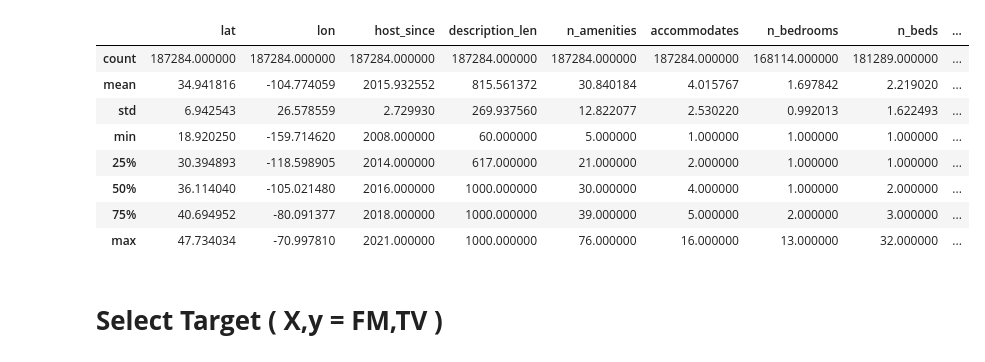
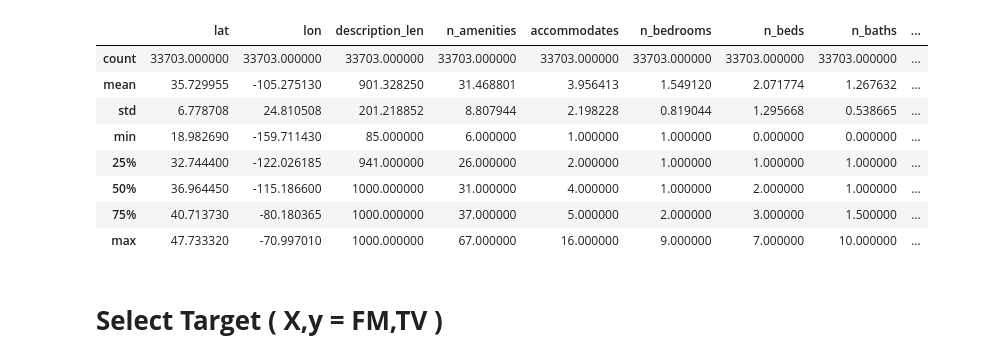
Before and after one commit to Airbnb-Build-Week/Project, a Jupyter notebook: EDA-&-Model.ipynb, the cells around one changed output. Saved outputs shown, nothing was run; the diff lists cells and outputs as text; code cells hidden in the pictures.

```diff
--- a/EDA-&-Model.ipynb
+++ b/EDA-&-Model.ipynb
@@ -51,14 +51,6 @@ COLS = ['review_scores_accuracy','review_scores_location','review_scores_cleanli
         'host_has_profile_pic', 'host_identity_verified', 'latitude','longitude', 'room_type', 'accommodates','bathrooms_text', 'bedrooms', 'beds', 'amenities',
         'price','minimum_nights', 'maximum_nights', 'number_of_reviews', 'number_of_reviews_l30d',
         'review_scores_rating', 'instant_bookable','reviews_per_month']
-
-
-
-
-
-
-
-
 
 def wrangle_data(PATH):
     df = pd.read_csv(PATH, usecols=COLS, low_memory=False)
@@ -118,7 +110,7 @@ def wrangle_data(PATH):
 
     #Filtering Outliers From
     # price Column
-    df = df[(df['price'] >= df['price'].quantile(0.04)) & (df['price'] <= df['price'].quantile(0.96))]
+    df = df[(df['price'] >= df['price'].quantile(0.1)) & (df['price'] <= df['price'].quantile(0.90))]
     # min_nights Column
     df = df[(df['min_nights'] >= df['min_nights'].quantile(0.01)) & (df['min_nights'] <= df['min_nights'].quantile(0.99))]
     # max_nights Column
@@ -127,31 +119,45 @@ def wrangle_data(PATH):
     df = df[(df['n_amenities'] >= df['n_amenities'].quantile(0.005)) & (df['n_amenities'] <= df['n_amenities'].quantile(0.999))]
     # n_baths Column
     df = df[(df['n_baths'] >= df['n_baths'].quantile(0.0001)) & (df['n_baths'] <= df['n_baths'].quantile(0.9999))]
-#     # n_beds Column
-#     df = df[(df['n_beds'] >= df['n_beds'].quantile(0.01)) & (df['n_beds'] <= df['n_beds'].quantile(0.99))]
+    # n_beds Column
+    df = df[(df['n_beds'] >= df['n_beds'].quantile(0.01)) & (df['n_beds'] <= df['n_beds'].quantile(0.99))]
     # description_len Column
     df = df[(df['description_len'] >= df['description_len'].quantile(0.01)) & (df['description_len'] <= df['description_len'].quantile(0.99))]
 #     # reviews_per_month Column
-#     df = df[df['reviews_per_month'] <= df['reviews_per_month'].quantile(0.9999)]
+    df = df[df['reviews_per_month'] <= df['reviews_per_month'].quantile(0.99)]
+
+
 
     # Null Values
     df['response_time'][df['response_time'].isnull()] = 'within an hour'
     df = df[df['host_profile_pic'].notnull() & df['superhost'].notnull() & df['id_verified'].notnull()]
 
 
+    #df['zip_state'] = [i[:3] for i in df['neighbourhood_cleansed']]
+    #df['zip_region'] = [i[-2:] for i in df['neighbourhood_cleansed']]
+
     # #Scale Columns
     # df['log_reviews_per_month'] = [np.nan if i==np.nan else 0 if i==0 else np.log(i) for i in df['reviews_per_month']]
     # df['log_total_reviews'] = [np.nan if i==np.nan else 0 if i==0 else np.log(i) for i in df['total_reviews']]
 
+    df['host_experience_yrs'] = round(2021 - df['host_since'])
+    #df['reviews_per_month'] = round(df['total_reviews']/(df['host_experience_yrs']*12),2)
     #Drop Highly Correlated Features & last min drops
-    df.drop(columns=['n_reviews_l30d', 'picture_url', 'reviews_rating'], inplace=True)
+    df.drop(columns=['n_reviews_l30d', 'picture_url', 'reviews_rating','host_profile_pic','host_since','response_time','id_verified','multi_listing_host','neighbourhood_cleansed'], inplace=True)
+    df.dropna(inplace=True)
 
+    df['ppl_per_bed'] = [a/n if n!=0 else a/1 for a,n in zip(df['accommodates'],df['n_beds'])]
 
+    df['superhost'] = df['superhost'].astype(bool)
+    df['shared_baths'] = df['shared_baths'].astype(bool)
+    #df['id_verified'] = df['id_verified'].astype(bool)
+
+    df = df[(df['total_reviews']>40) & (df['reviews_per_month']>0.35)]
 
     return df
 # %%
 Winter_df = wrangle_data('Concat_CSVs/Winter_Data.csv')
-# Spring_df = wrangle_data('Concat_CSVs/Spring_Data.csv')
-# Summer_df = wrangle_data('Concat_CSVs/Summer_Data.csv')
-# Fall_df = wrangle_data('Concat_CSVs/Fall_Data.csv')
+Spring_df = wrangle_data('Concat_CSVs/Spring_Data.csv')
+Summer_df = wrangle_data('Concat_CSVs/Summer_Data.csv')
+Fall_df = wrangle_data('Concat_CSVs/Fall_Data.csv')
 # %%
@@ -200,14 +223,14 @@ memory usage: 33.2+ MB
 # %%
-Winter_df.describe()
+Spring_df.describe()
 # %% [output]
-|  | lat | lon | host_since | description_len | n_amenities | accommodates | n_bedrooms | n_beds | ... |
-| count | 187284.000000 | 187284.000000 | 187284.000000 | 187284.000000 | 187284.000000 | 187284.000000 | 168114.000000 | 181289.000000 | ... |
-| mean | 34.941816 | -104.774059 | 2015.932552 | 815.561372 | 30.840184 | 4.015767 | 1.697842 | 2.219020 | ... |
-| std | 6.942543 | 26.578559 | 2.729930 | 269.937560 | 12.822077 | 2.530220 | 0.992013 | 1.622493 | ... |
-| min | 18.920250 | -159.714620 | 2008.000000 | 60.000000 | 5.000000 | 1.000000 | 1.000000 | 1.000000 | ... |
-| 25% | 30.394893 | -118.598905 | 2014.000000 | 617.000000 | 21.000000 | 2.000000 | 1.000000 | 1.000000 | ... |
-| 50% | 36.114040 | -105.021480 | 2016.000000 | 1000.000000 | 30.000000 | 4.000000 | 1.000000 | 2.000000 | ... |
-| 75% | 40.694952 | -80.091377 | 2018.000000 | 1000.000000 | 39.000000 | 5.000000 | 2.000000 | 3.000000 | ... |
-| max | 47.734034 | -70.997810 | 2021.000000 | 1000.000000 | 76.000000 | 16.000000 | 13.000000 | 32.000000 | ... |
+|  | lat | lon | description_len | n_amenities | accommodates | n_bedrooms | n_beds | n_baths | ... |
+| count | 33703.000000 | 33703.000000 | 33703.000000 | 33703.000000 | 33703.000000 | 33703.000000 | 33703.000000 | 33703.000000 | ... |
+| mean | 35.729955 | -105.275130 | 901.328250 | 31.468801 | 3.956413 | 1.549120 | 2.071774 | 1.267632 | ... |
+| std | 6.778708 | 24.810508 | 201.218852 | 8.807944 | 2.198228 | 0.819044 | 1.295668 | 0.538665 | ... |
+| min | 18.982690 | -159.711430 | 85.000000 | 6.000000 | 1.000000 | 1.000000 | 0.000000 | 0.000000 | ... |
+| 25% | 32.744400 | -122.026185 | 941.000000 | 26.000000 | 2.000000 | 1.000000 | 1.000000 | 1.000000 | ... |
+| 50% | 36.964450 | -115.186600 | 1000.000000 | 31.000000 | 4.000000 | 1.000000 | 2.000000 | 1.000000 | ... |
+| 75% | 40.713730 | -80.180365 | 1000.000000 | 37.000000 | 5.000000 | 2.000000 | 3.000000 | 1.500000 | ... |
+| max | 47.733320 | -70.997010 | 1000.000000 | 67.000000 | 16.000000 | 9.000000 | 7.000000 | 10.000000 | ... |
 # %% [markdown]
 # **Select Target ( X,y = FM,TV )**
```
Also changed, not shown: parts of 45 cells of this notebook.
